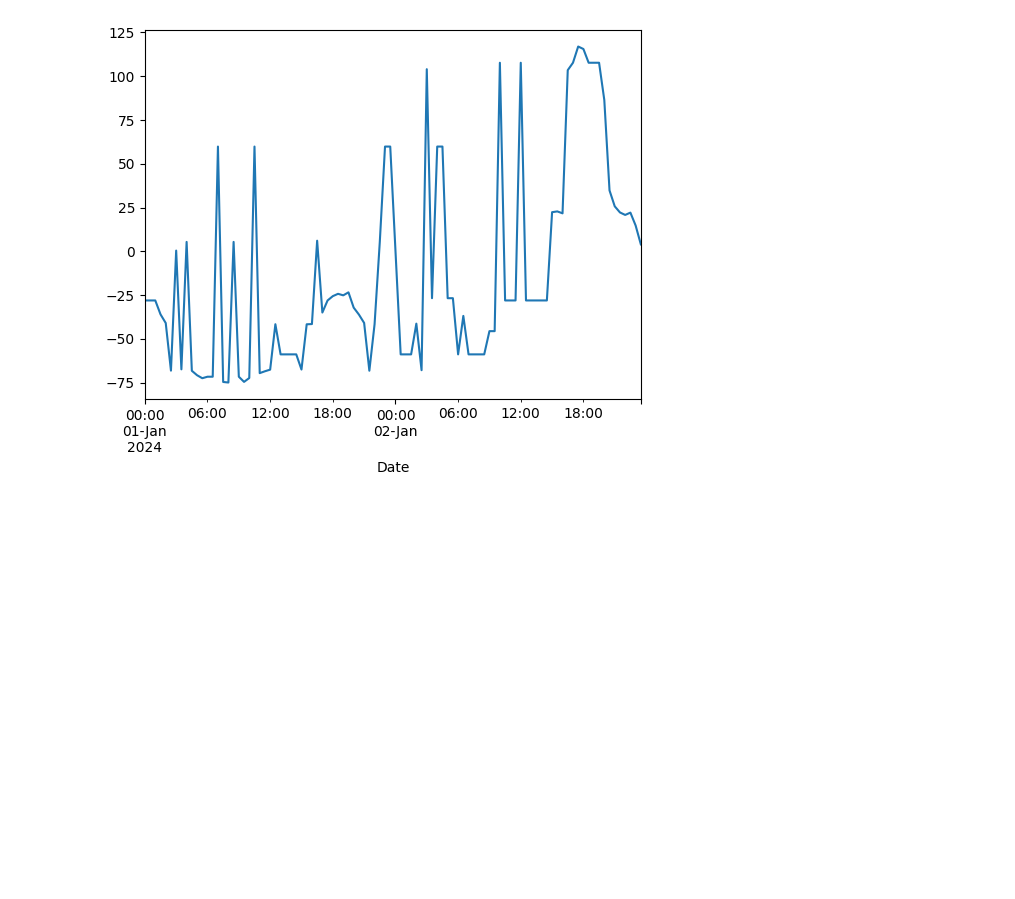
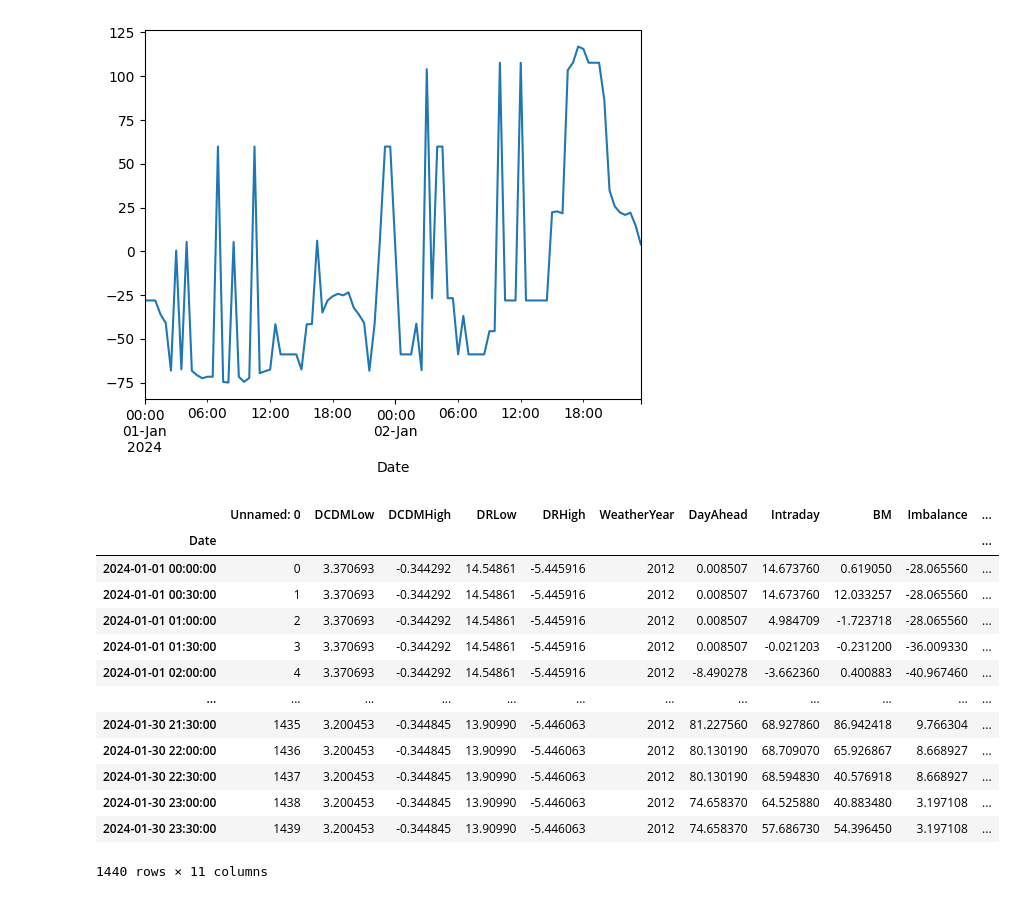
Before and after one commit to RajvirThind/MastersFinalProject, a Jupyter notebook: initial_experimentation.ipynb, the cells around one changed output. Cells and saved outputs as stored; diff of their text form; code cells hidden in the pictures; blank space fills up the shorter version.

```diff
--- a/initial_experimentation.ipynb
+++ b/initial_experimentation.ipynb
@@ -245,3 +245,26 @@ prices_df.Imbalance.plot()
 # %% [output]
 <Axes: xlabel='Date'>
 [figure]
+# %%
+import pandas as pd
+
+full_price_df = pd.read_csv('data/GBCentralAllComplete_Prices.csv')
+full_price_df = full_price_df.head(1440)
+full_price_df["Date"] = pd.to_datetime(full_price_df["Date"])
+full_price_df.set_index("Date", inplace=True)
+full_price_df
+# %% [output]
+|  | Unnamed: 0 | DCDMLow | DCDMHigh | DRLow | DRHigh | WeatherYear | DayAhead | Intraday | BM | Imbalance | ... |
+| Date |  |  |  |  |  |  |  |  |  |  | ... |
+| 2024-01-01 00:00:00 | 0 | 3.370693 | -0.344292 | 14.54861 | -5.445916 | 2012 | 0.008507 | 14.673760 | 0.619050 | -28.065560 | ... |
+| 2024-01-01 00:30:00 | 1 | 3.370693 | -0.344292 | 14.54861 | -5.445916 | 2012 | 0.008507 | 14.673760 | 12.033257 | -28.065560 | ... |
+| 2024-01-01 01:00:00 | 2 | 3.370693 | -0.344292 | 14.54861 | -5.445916 | 2012 | 0.008507 | 4.984709 | -1.723718 | -28.065560 | ... |
+| 2024-01-01 01:30:00 | 3 | 3.370693 | -0.344292 | 14.54861 | -5.445916 | 2012 | 0.008507 | -0.021203 | -0.231200 | -36.009330 | ... |
+| 2024-01-01 02:00:00 | 4 | 3.370693 | -0.344292 | 14.54861 | -5.445916 | 2012 | -8.490278 | -3.662360 | 0.400883 | -40.967460 | ... |
+| ... | ... | ... | ... | ... | ... | ... | ... | ... | ... | ... | ... |
+| 2024-01-30 21:30:00 | 1435 | 3.200453 | -0.344845 | 13.90990 | -5.446063 | 2012 | 81.227560 | 68.927860 | 86.942418 | 9.766304 | ... |
+| 2024-01-30 22:00:00 | 1436 | 3.200453 | -0.344845 | 13.90990 | -5.446063 | 2012 | 80.130190 | 68.709070 | 65.926867 | 8.668927 | ... |
+| 2024-01-30 22:30:00 | 1437 | 3.200453 | -0.344845 | 13.90990 | -5.446063 | 2012 | 80.130190 | 68.594830 | 40.576918 | 8.668927 | ... |
+| 2024-01-30 23:00:00 | 1438 | 3.200453 | -0.344845 | 13.90990 | -5.446063 | 2012 | 74.658370 | 64.525880 | 40.883480 | 3.197108 | ... |
+| 2024-01-30 23:30:00 | 1439 | 3.200453 | -0.344845 | 13.90990 | -5.446063 | 2012 | 74.658370 | 57.686730 | 54.396450 | 3.197108 | ... |
+1440 rows × 11 columns
```
Also changed, not shown: 3 other files.
